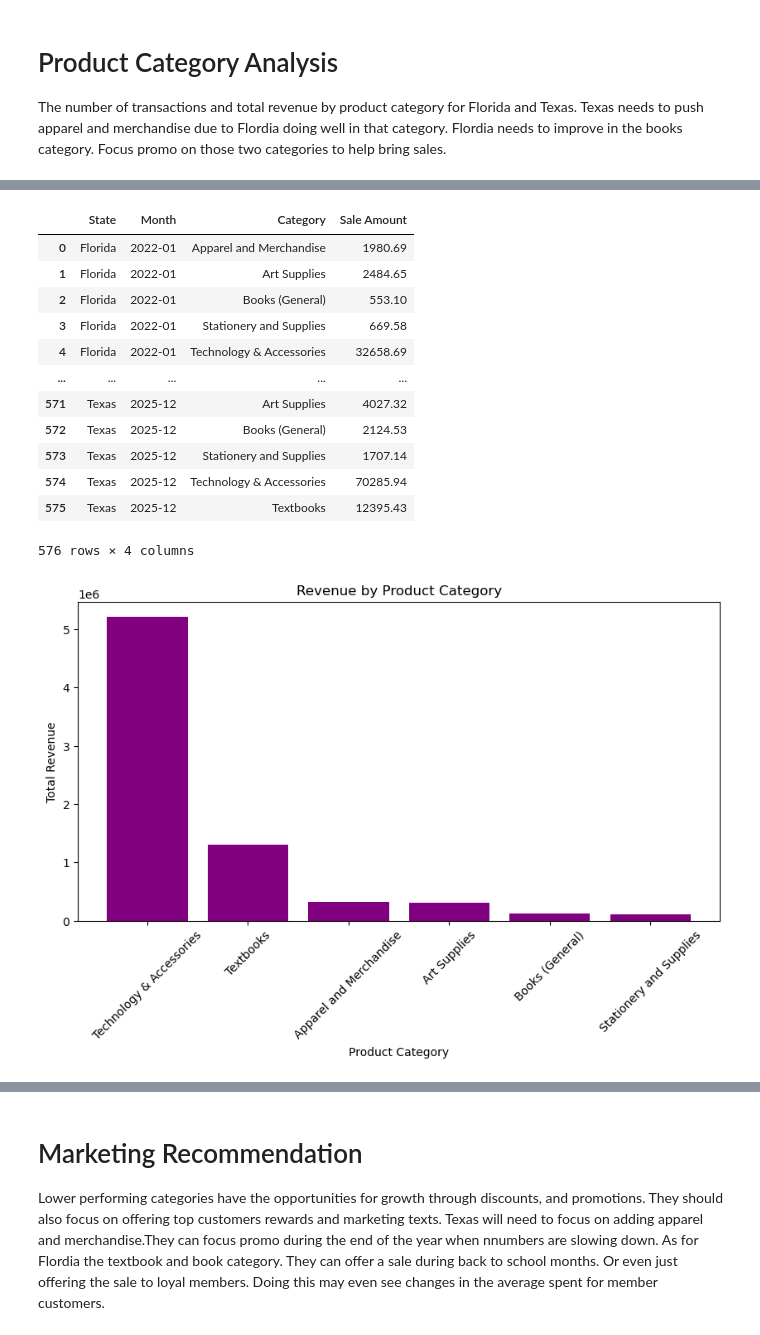
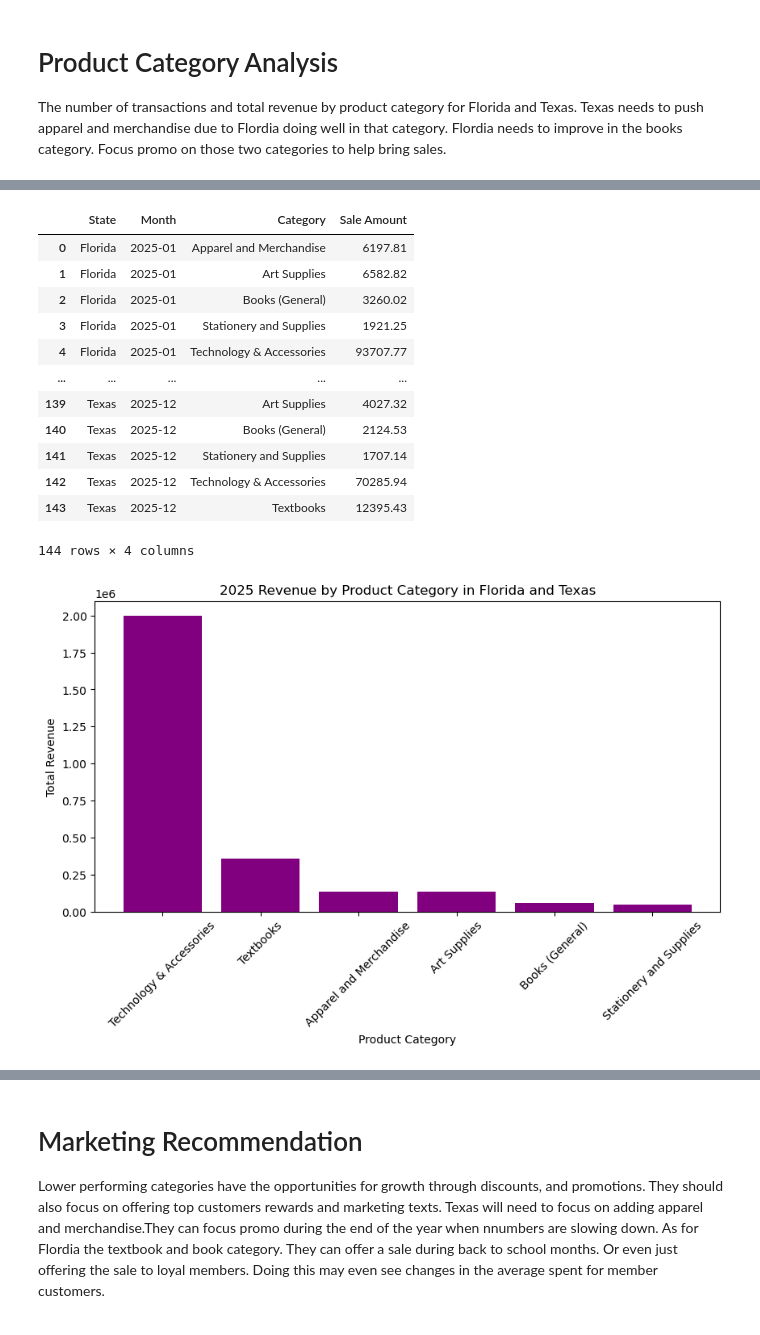
Before and after one commit to lalberto01/Capstone_2, a Jupyter notebook: Alberto_sales_analysis.ipynb, the cells around one changed output, grey strips where cells are left out. Drawn from its saved outputs; the diff is of its cells as text; code cells hidden in the pictures.

```diff
--- a/Alberto_sales_analysis.ipynb
+++ b/Alberto_sales_analysis.ipynb
@@ -380,9 +482,21 @@ top_customers.groupby("State").head(5)
 # %% [markdown]
 # Product Category Analysis
 The number of transactions and total revenue by product category for Florida and Texas. Texas needs to push apparel and merchandise due to Flordia doing well in that category. Flordia needs to improve in the books category. Focus promo on those two categories to help bring sales.
+# %%
+# Only 2025 transactions
+sales_2025 = store_sales[
+    store_sales["Transaction Date"].dt.year == 2025
+].copy()
+# %%
+# Create month column
+sales_2025["Month"] = sales_2025[
+    "Transaction Date"
+].dt.to_period("M")
 # %%
-# Convert transaction dates into date format
-store_sales["Transaction Date"] = pd.to_datetime(
-    store_sales["Transaction Date"]
+# Merge 2025 sales with store details
+sales_data = sales_2025.merge(
+    store_detail,
+    on="Store ID",
+    how="inner"
 )
 # %%
@@ -440,5 +563,5 @@ category_transactions.sort_values(["Month", "State"])
 # %%
-# Calculate revenue by month and category
+# Calculate monthly revenue by category
 category_revenue = sales_products.groupby(
     ["State", "Month", "Category"]
 )["Sale Amount"].sum().reset_index()
@@ -446,42 +569,43 @@ category_revenue = sales_products.groupby(
 category_revenue.sort_values(["Month", "State"])
 # %% [output]
 |  | State | Month | Category | Sale Amount |
-| 0 | Florida | 2022-01 | Apparel and Merchandise | 1980.69 |
-| 1 | Florida | 2022-01 | Art Supplies | 2484.65 |
-| 2 | Florida | 2022-01 | Books (General) | 553.10 |
-| 3 | Florida | 2022-01 | Stationery and Supplies | 669.58 |
-| 4 | Florida | 2022-01 | Technology & Accessories | 32658.69 |
+| 0 | Florida | 2025-01 | Apparel and Merchandise | 6197.81 |
+| 1 | Florida | 2025-01 | Art Supplies | 6582.82 |
+| 2 | Florida | 2025-01 | Books (General) | 3260.02 |
+| 3 | Florida | 2025-01 | Stationery and Supplies | 1921.25 |
+| 4 | Florida | 2025-01 | Technology & Accessories | 93707.77 |
 | ... | ... | ... | ... | ... |
-| 571 | Texas | 2025-12 | Art Supplies | 4027.32 |
-| 572 | Texas | 2025-12 | Books (General) | 2124.53 |
-| 573 | Texas | 2025-12 | Stationery and Supplies | 1707.14 |
-| 574 | Texas | 2025-12 | Technology & Accessories | 70285.94 |
-| 575 | Texas | 2025-12 | Textbooks | 12395.43 |
+| 139 | Texas | 2025-12 | Art Supplies | 4027.32 |
+| 140 | Texas | 2025-12 | Books (General) | 2124.53 |
+| 141 | Texas | 2025-12 | Stationery and Supplies | 1707.14 |
+| 142 | Texas | 2025-12 | Technology & Accessories | 70285.94 |
+| 143 | Texas | 2025-12 | Textbooks | 12395.43 |
-576 rows × 4 columns
+144 rows × 4 columns
 # %%
-top_categories = sales_products.groupby(
+# 2025 sales by product category
+category_chart = sales_products.groupby(
     "Category"
 )["Sale Amount"].sum().reset_index()
 
-top_categories = top_categories.sort_values(
+category_chart = category_chart.sort_values(
     by="Sale Amount",
     ascending=False
 )
 
 plt.figure(figsize=(10,5))
 
 plt.bar(
-    top_categories["Category"],
-    top_categories["Sale Amount"],
+    category_chart["Category"],
+    category_chart["Sale Amount"],
     color="purple"
 )
 
 plt.xticks(rotation=45)
 
-plt.title("Revenue by Product Category")
+plt.title("2025 Revenue by Product Category in Florida and Texas")
 plt.xlabel("Product Category")
 plt.ylabel("Total Revenue")
 
 plt.show()
 # %% [output]
-[figure, old version]
+[figure, new version]
```
Also changed, not shown: parts of 28 cells of this notebook.
